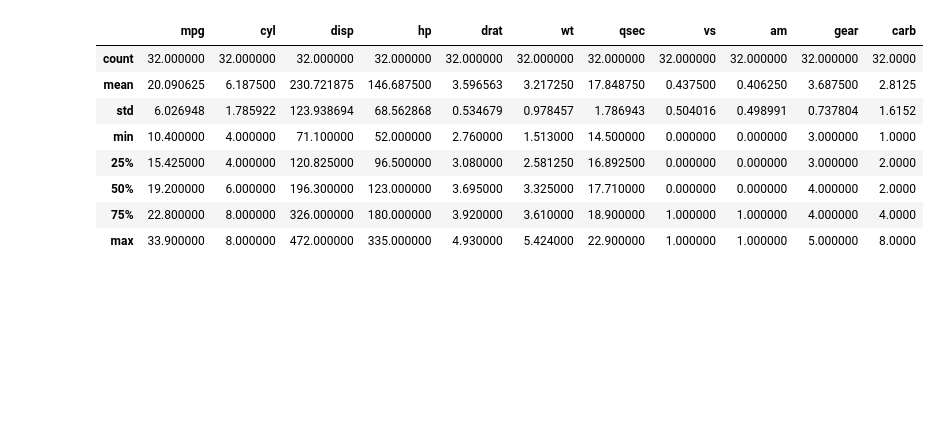
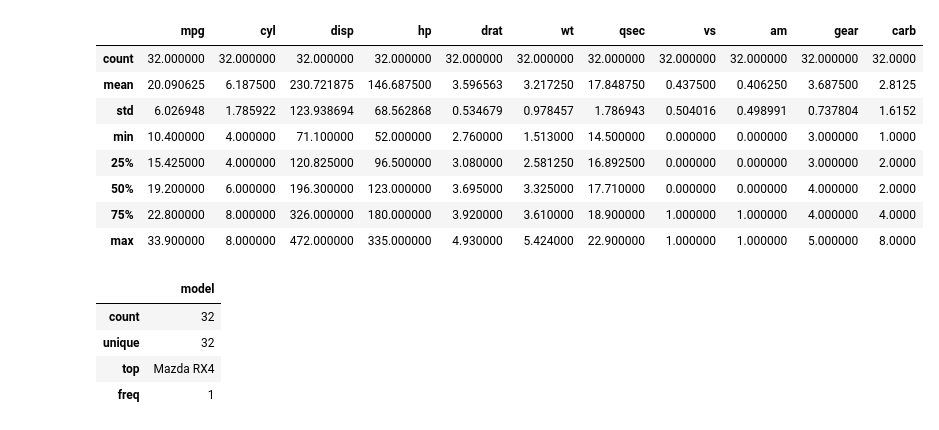
Before and after one commit to Ja-efan/DataScience, a Jupyter notebook: mtcars.ipynb, the cells around one changed output. Drawn from its saved outputs; the diff is of its cells as text; code cells hidden in the pictures; blank space fills up the shorter version.

Commit message:
mtcars

```diff
--- a/mtcars.ipynb
+++ b/mtcars.ipynb
@@ -42,12 +49,21 @@ memory usage: 3.1+ KB
+# %%
+# data describe
+mtcars.describe()
+# %% [output]
+|  | mpg | cyl | disp | hp | drat | wt | qsec | vs | am | gear | carb |
+| count | 32.000000 | 32.000000 | 32.000000 | 32.000000 | 32.000000 | 32.000000 | 32.000000 | 32.000000 | 32.000000 | 32.000000 | 32.0000 |
+| mean | 20.090625 | 6.187500 | 230.721875 | 146.687500 | 3.596563 | 3.217250 | 17.848750 | 0.437500 | 0.406250 | 3.687500 | 2.8125 |
+| std | 6.026948 | 1.785922 | 123.938694 | 68.562868 | 0.534679 | 0.978457 | 1.786943 | 0.504016 | 0.498991 | 0.737804 | 1.6152 |
+| min | 10.400000 | 4.000000 | 71.100000 | 52.000000 | 2.760000 | 1.513000 | 14.500000 | 0.000000 | 0.000000 | 3.000000 | 1.0000 |
+| 25% | 15.425000 | 4.000000 | 120.825000 | 96.500000 | 3.080000 | 2.581250 | 16.892500 | 0.000000 | 0.000000 | 3.000000 | 2.0000 |
+| 50% | 19.200000 | 6.000000 | 196.300000 | 123.000000 | 3.695000 | 3.325000 | 17.710000 | 0.000000 | 0.000000 | 4.000000 | 2.0000 |
+| 75% | 22.800000 | 8.000000 | 326.000000 | 180.000000 | 3.920000 | 3.610000 | 18.900000 | 1.000000 | 1.000000 | 4.000000 | 4.0000 |
+| max | 33.900000 | 8.000000 | 472.000000 | 335.000000 | 4.930000 | 5.424000 | 22.900000 | 1.000000 | 1.000000 | 5.000000 | 8.0000 |
 # %%
-mtcars.describe()
+mtcars.describe(include='object')
 # %% [output]
-|  | mpg | cyl | disp | hp | drat | wt | qsec | vs | am | gear | carb |
-| count | 32.000000 | 32.000000 | 32.000000 | 32.000000 | 32.000000 | 32.000000 | 32.000000 | 32.000000 | 32.000000 | 32.000000 | 32.0000 |
-| mean | 20.090625 | 6.187500 | 230.721875 | 146.687500 | 3.596563 | 3.217250 | 17.848750 | 0.437500 | 0.406250 | 3.687500 | 2.8125 |
-| std | 6.026948 | 1.785922 | 123.938694 | 68.562868 | 0.534679 | 0.978457 | 1.786943 | 0.504016 | 0.498991 | 0.737804 | 1.6152 |
-| min | 10.400000 | 4.000000 | 71.100000 | 52.000000 | 2.760000 | 1.513000 | 14.500000 | 0.000000 | 0.000000 | 3.000000 | 1.0000 |
-| 25% | 15.425000 | 4.000000 | 120.825000 | 96.500000 | 3.080000 | 2.581250 | 16.892500 | 0.000000 | 0.000000 | 3.000000 | 2.0000 |
-| 50% | 19.200000 | 6.000000 | 196.300000 | 123.000000 | 3.695000 | 3.325000 | 17.710000 | 0.000000 | 0.000000 | 4.000000 | 2.0000 |
-| 75% | 22.800000 | 8.000000 | 326.000000 | 180.000000 | 3.920000 | 3.610000 | 18.900000 | 1.000000 | 1.000000 | 4.000000 | 4.0000 |
-| max | 33.900000 | 8.000000 | 472.000000 | 335.000000 | 4.930000 | 5.424000 | 22.900000 | 1.000000 | 1.000000 | 5.000000 | 8.0000 |
+|  | model |
+| count | 32 |
+| unique | 32 |
+| top | Mazda RX4 |
+| freq | 1 |
```
Also changed, not shown: parts of 13 cells of this notebook.
